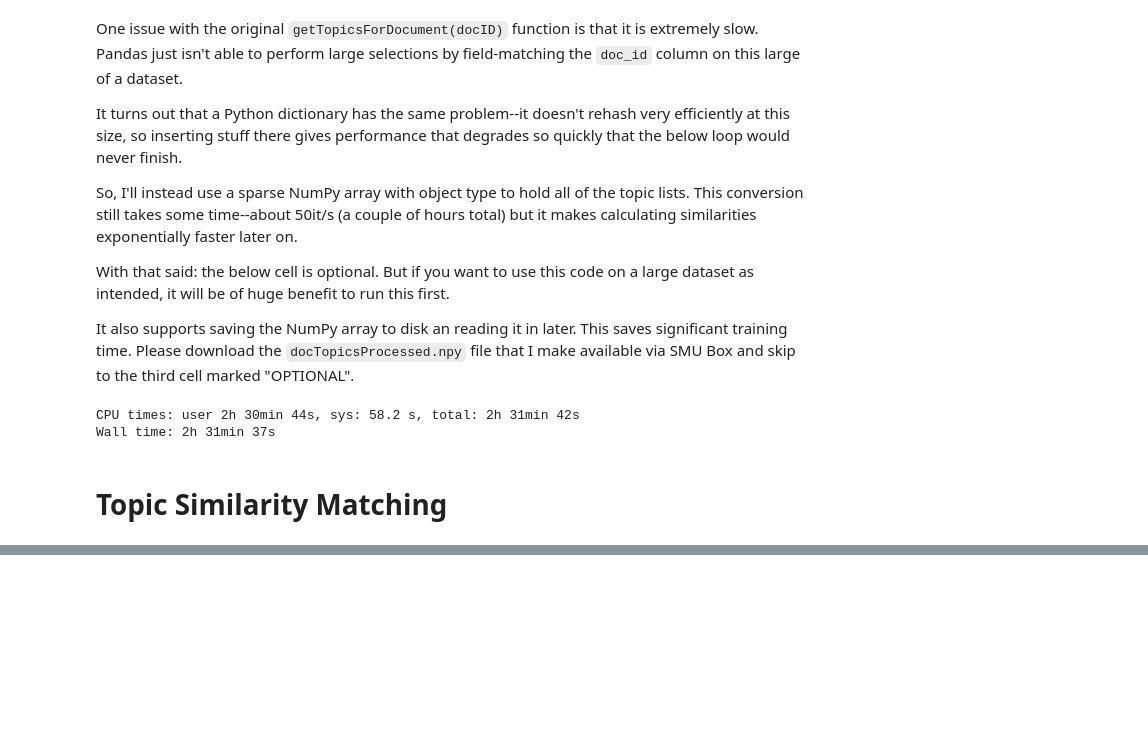
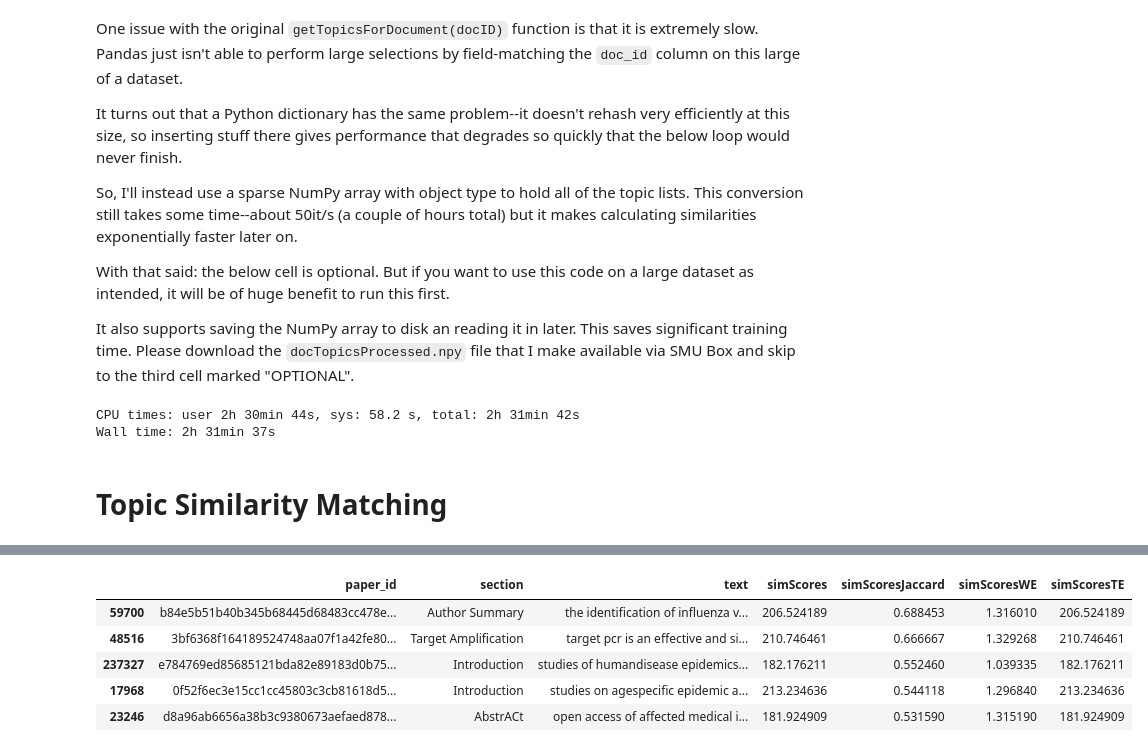
Before and after one commit to MorganV/COVID-19_Text_Dataset_Research, a Jupyter notebook: LDA_TopicModels.ipynb, the cells around one changed output, grey strips where cells are left out. Cells and saved outputs as stored; diff of their text form; code cells hidden in the pictures; blank space fills up the shorter version.

Commit message:
add example grouping by sim scores

```diff
--- a/LDA_TopicModels.ipynb
+++ b/LDA_TopicModels.ipynb
@@ -961,0 +961,16 @@ full_corpus.sort_values('aggSimScore')
+# %%
+# Add sim scores to full_corpus
+full_corpus['simScoresJaccard'] = simScoresJaccard
+full_corpus['simScoresWE'] = simScoresWE
+full_corpus['simScoresTE'] = simScoresTE
+# %%
+scoreSortedCorpus = full_corpus.sort_values(['simScoresJaccard', 'simScoresTE', 'simScoresWE'], ascending=False)
+# %%
+scoreSortedCorpus.head()
+# %% [output]
+|  | paper_id | section | text | simScores | simScoresJaccard | simScoresWE | simScoresTE |
+| 59700 | b84e5b51b40b345b68445d68483cc478e... | Author Summary | the identification of influenza v... | 206.524189 | 0.688453 | 1.316010 | 206.524189 |
+| 48516 | 3bf6368f164189524748aa07f1a42fe80... | Target Amplification | target pcr is an effective and si... | 210.746461 | 0.666667 | 1.329268 | 210.746461 |
+| 237327 | e784769ed85685121bda82e89183d0b75... | Introduction | studies of humandisease epidemics... | 182.176211 | 0.552460 | 1.039335 | 182.176211 |
+| 17968 | 0f52f6ec3e15cc1cc45803c3cb81618d5... | Introduction | studies on agespecific epidemic a... | 213.234636 | 0.544118 | 1.296840 | 213.234636 |
+| 23246 | d8a96ab6656a38b3c9380673aefaed878... | AbstrACt | open access of affected medical i... | 181.924909 | 0.531590 | 1.315190 | 181.924909 |
```
Also changed, not shown: parts of 4 cells of this notebook.
